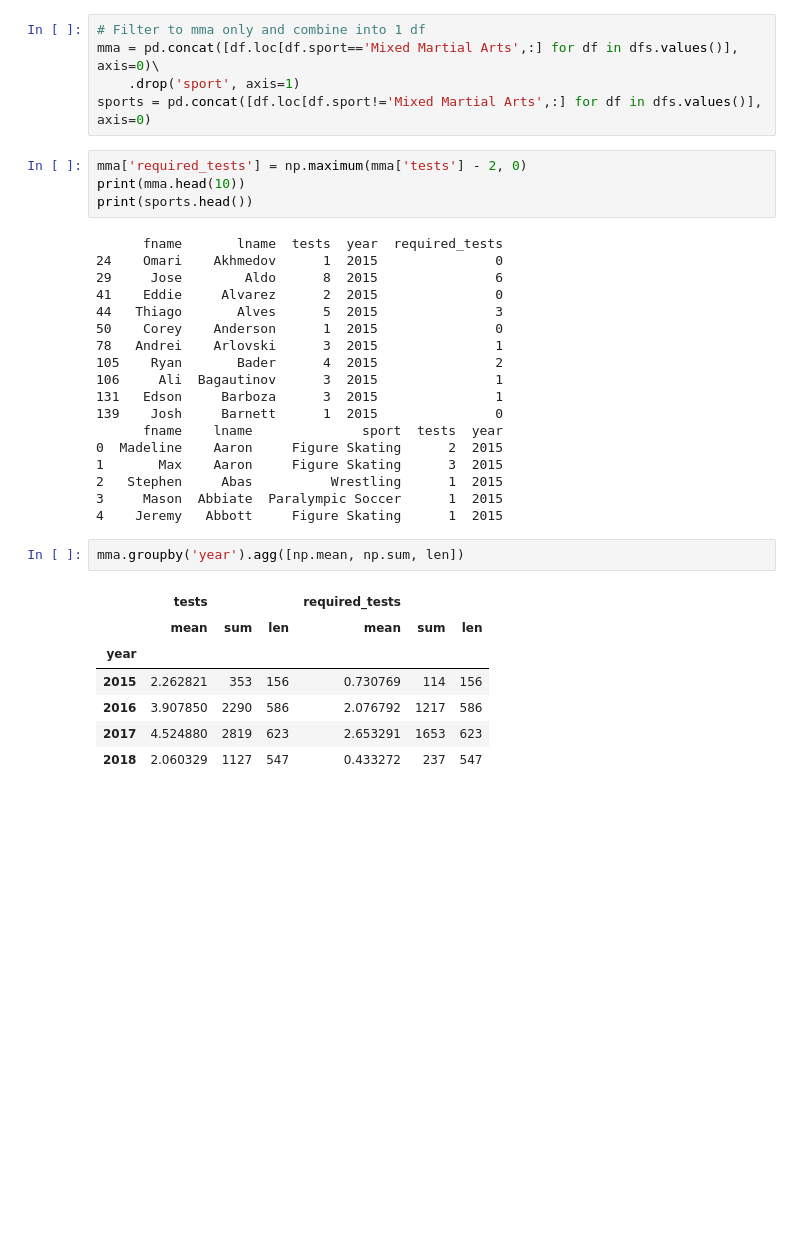
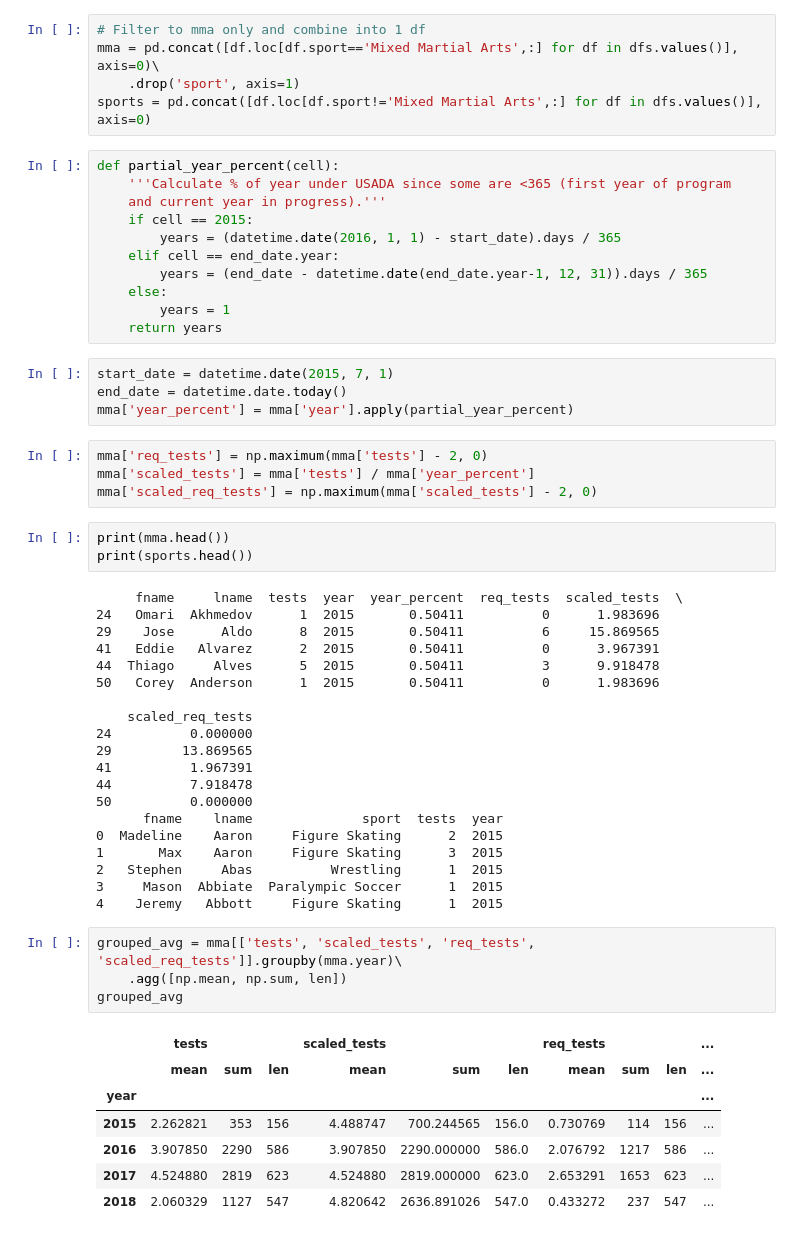
Before and after one commit to Hmamin/usada, a Jupyter notebook: usada_fixed.ipynb, the cells around one changed output. Saved outputs shown, nothing was run; the diff lists cells and outputs as text; blank space fills up the shorter version.

```diff
--- a/usada_fixed.ipynb
+++ b/usada_fixed.ipynb
@@ -108,22 +115,42 @@ for d in dfs.values():
 mma = pd.concat([df.loc[df.sport=='Mixed Martial Arts',:] for df in dfs.values()], axis=0)\
     .drop('sport', axis=1)
 sports = pd.concat([df.loc[df.sport!='Mixed Martial Arts',:] for df in dfs.values()], axis=0)
+# %%
+def partial_year_percent(cell):
+    '''Calculate % of year under USADA since some are <365 (first year of program
+    and current year in progress).'''
+    if cell == 2015:
+        years = (datetime.date(2016, 1, 1) - start_date).days / 365
+    elif cell == end_date.year:
+        years = (end_date - datetime.date(end_date.year-1, 12, 31)).days / 365
+    else:
+        years = 1
+    return years
+# %%
+start_date = datetime.date(2015, 7, 1)
+end_date = datetime.date.today()
+mma['year_percent'] = mma['year'].apply(partial_year_percent)
+# %%
+mma['req_tests'] = np.maximum(mma['tests'] - 2, 0)
+mma['scaled_tests'] = mma['tests'] / mma['year_percent']
+mma['scaled_req_tests'] = np.maximum(mma['scaled_tests'] - 2, 0)
 # %%
-mma['required_tests'] = np.maximum(mma['tests'] - 2, 0)
-print(mma.head(10))
+print(mma.head())
 print(sports.head())
 # %% [output]
-      fname       lname  tests  year  required_tests
-24    Omari    Akhmedov      1  2015               0
-29     Jose        Aldo      8  2015               6
-41    Eddie     Alvarez      2  2015               0
-44   Thiago       Alves      5  2015               3
-50    Corey    Anderson      1  2015               0
-78   Andrei    Arlovski      3  2015               1
-105    Ryan       Bader      4  2015               2
-106     Ali  Bagautinov      3  2015               1
-131   Edson     Barboza      3  2015               1
-139    Josh     Barnett      1  2015               0
+     fname     lname  tests  year  year_percent  req_tests  scaled_tests  \
+24   Omari  Akhmedov      1  2015       0.50411          0      1.983696
+29    Jose      Aldo      8  2015       0.50411          6     15.869565
+41   Eddie   Alvarez      2  2015       0.50411          0      3.967391
+44  Thiago     Alves      5  2015       0.50411          3      9.918478
+50   Corey  Anderson      1  2015       0.50411          0      1.983696
+
+    scaled_req_tests
+24          0.000000
+29         13.869565
+41          1.967391
+44          7.918478
+50          0.000000
       fname    lname              sport  tests  year
 0  Madeline    Aaron     Figure Skating      2  2015
 1       Max    Aaron     Figure Skating      3  2015
@@ -131,12 +158,14 @@ print(sports.head())
 3     Mason  Abbiate  Paralympic Soccer      1  2015
 4    Jeremy   Abbott     Figure Skating      1  2015
 # %%
-mma.groupby('year').agg([np.mean, np.sum, len])
+grouped_avg = mma[['tests', 'scaled_tests', 'req_tests', 'scaled_req_tests']].groupby(mma.year)\
+    .agg([np.mean, np.sum, len])
+grouped_avg
 # %% [output]
-|  | tests |  |  | required_tests |  |  |
-|  | mean | sum | len | mean | sum | len |
-| year |  |  |  |  |  |  |
-| 2015 | 2.262821 | 353 | 156 | 0.730769 | 114 | 156 |
-| 2016 | 3.907850 | 2290 | 586 | 2.076792 | 1217 | 586 |
-| 2017 | 4.524880 | 2819 | 623 | 2.653291 | 1653 | 623 |
-| 2018 | 2.060329 | 1127 | 547 | 0.433272 | 237 | 547 |
+|  | tests |  |  | scaled_tests |  |  | req_tests |  |  | ... |
+|  | mean | sum | len | mean | sum | len | mean | sum | len | ... |
+| year |  |  |  |  |  |  |  |  |  | ... |
+| 2015 | 2.262821 | 353 | 156 | 4.488747 | 700.244565 | 156.0 | 0.730769 | 114 | 156 | ... |
+| 2016 | 3.907850 | 2290 | 586 | 3.907850 | 2290.000000 | 586.0 | 2.076792 | 1217 | 586 | ... |
+| 2017 | 4.524880 | 2819 | 623 | 4.524880 | 2819.000000 | 623.0 | 2.653291 | 1653 | 623 | ... |
+| 2018 | 2.060329 | 1127 | 547 | 4.820642 | 2636.891026 | 547.0 | 0.433272 | 237 | 547 | ... |
```
Also changed, not shown: parts of 12 cells of this notebook.
